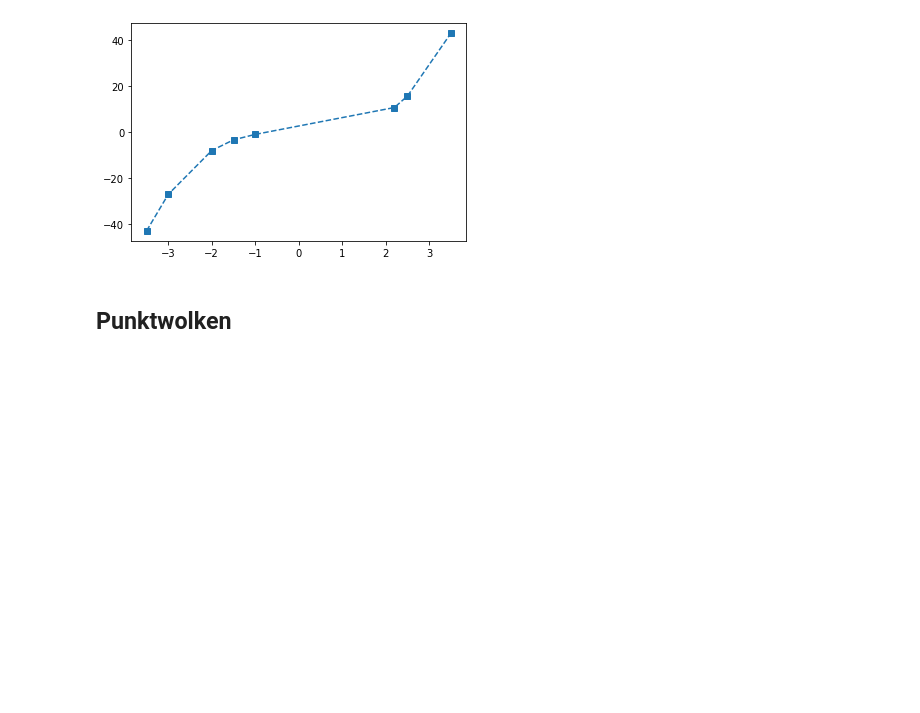
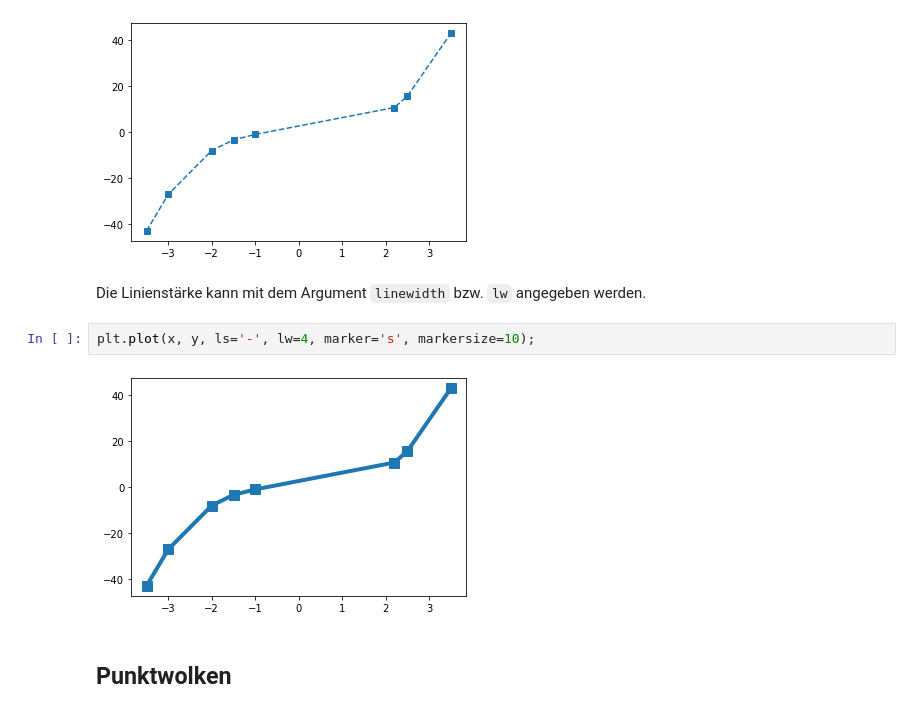
Before and after one commit to lu-kas/Vorlesung_Ingenieurinformatik, a Jupyter notebook: Content/Script/03_datenanalyse/0312_1d_plots.ipynb, the cells around one changed output. Saved outputs shown, nothing was run; the diff lists cells and outputs as text; blank space fills up the shorter version.

```diff
--- a/Content/Script/03_datenanalyse/0312_1d_plots.ipynb
+++ b/Content/Script/03_datenanalyse/0312_1d_plots.ipynb
@@ -52,6 +54,12 @@ Daruber hinaus können die Punkte, welche durch die Linien verbunden werden, als
 plt.plot(x, y, ls='--', marker='s');
 # %% [output]
 [figure]
+# %% [markdown]
+Die Linienstärke kann mit dem Argument `linewidth` bzw. `lw` angegeben werden.
+# %%
+plt.plot(x, y, ls='-', lw=4, marker='s', markersize=10);
+# %% [output]
+[figure, added]
 # %% [markdown]
 ## Punktwolken
 # %% [markdown]
```
Also changed, not shown: parts of 1 cell of this notebook, 4 other files.
